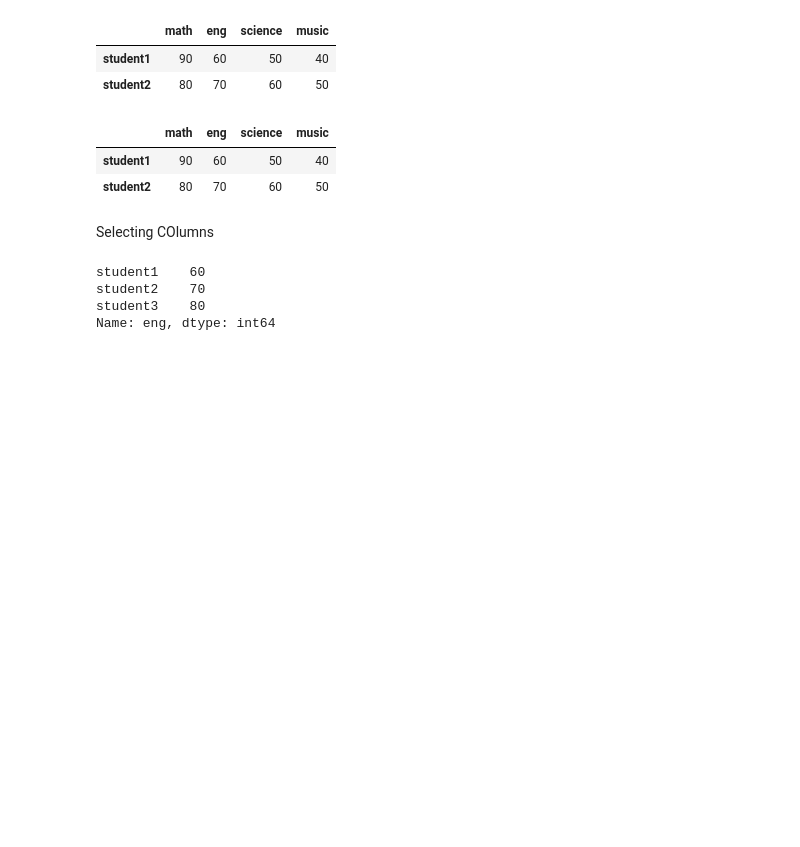
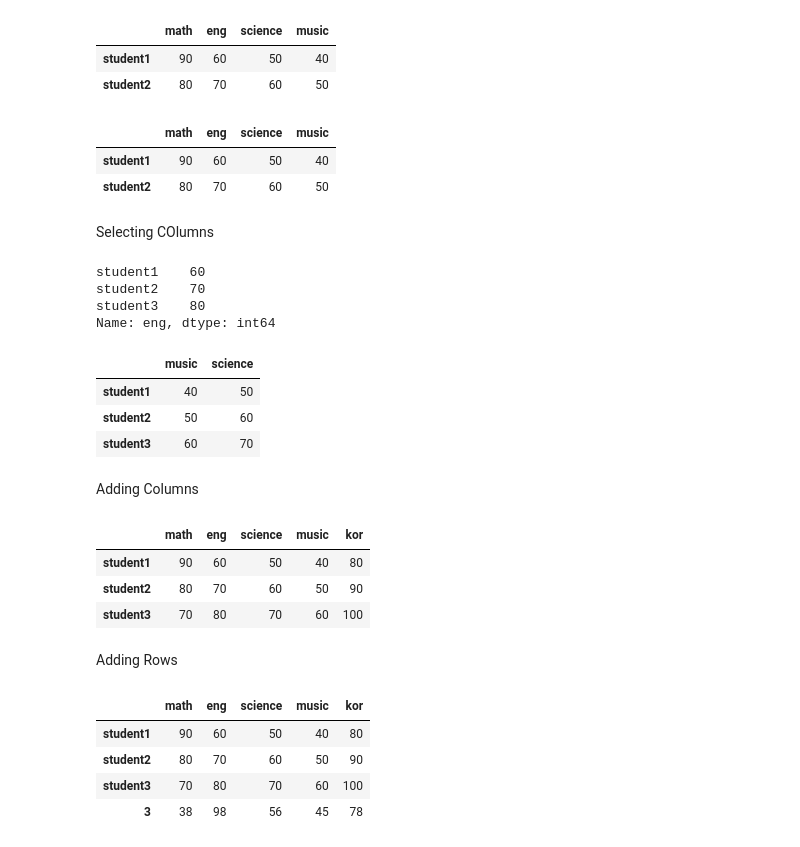
Before and after one commit to AlysterBenedict/AIML, a Jupyter notebook: Pandas/pandas.ipynb, the cells around one changed output. Saved outputs shown, nothing was run; the diff lists cells and outputs as text; code cells hidden in the pictures; blank space fills up the shorter version.

```diff
--- a/Pandas/pandas.ipynb
+++ b/Pandas/pandas.ipynb
@@ -781,3 +781,32 @@ student1    60
 student2    70
 student3    80
 Name: eng, dtype: int64
+# %%
+music_sci=df[['music','science']]#accessing multiple columns
+music_sci
+# %% [output]
+|  | music | science |
+| student1 | 40 | 50 |
+| student2 | 50 | 60 |
+| student3 | 60 | 70 |
+# %% [markdown]
+Adding Columns
+# %%
+df['kor']=[80,90,100]
+df
+# %% [output]
+|  | math | eng | science | music | kor |
+| student1 | 90 | 60 | 50 | 40 | 80 |
+| student2 | 80 | 70 | 60 | 50 | 90 |
+| student3 | 70 | 80 | 70 | 60 | 100 |
+# %% [markdown]
+Adding Rows
+# %%
+df.loc[3]=[38 , 98,56,45,78]
+df
+# %% [output]
+|  | math | eng | science | music | kor |
+| student1 | 90 | 60 | 50 | 40 | 80 |
+| student2 | 80 | 70 | 60 | 50 | 90 |
+| student3 | 70 | 80 | 70 | 60 | 100 |
+| 3 | 38 | 98 | 56 | 45 | 78 |
```
Also changed, not shown: parts of 1 cell of this notebook.
